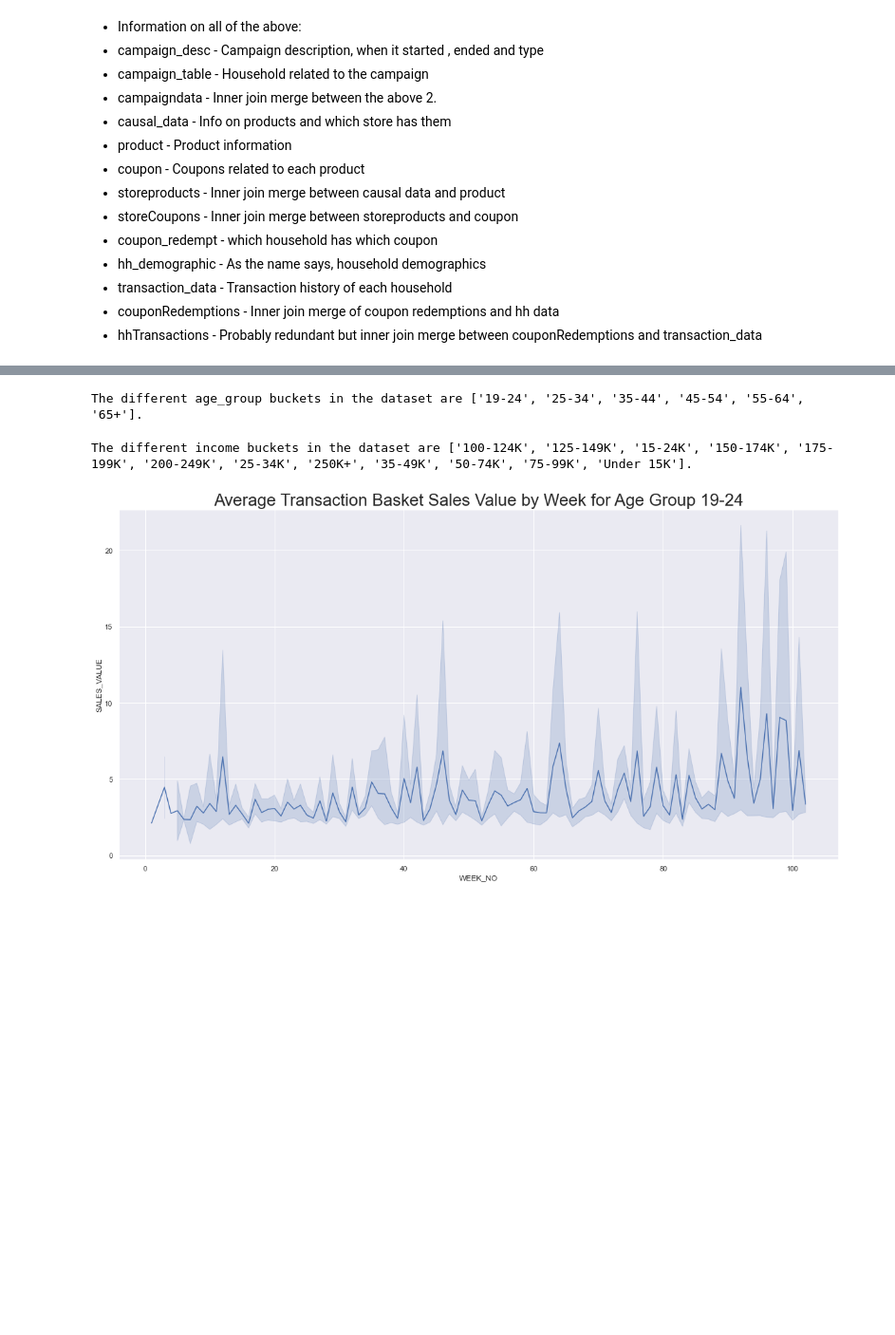
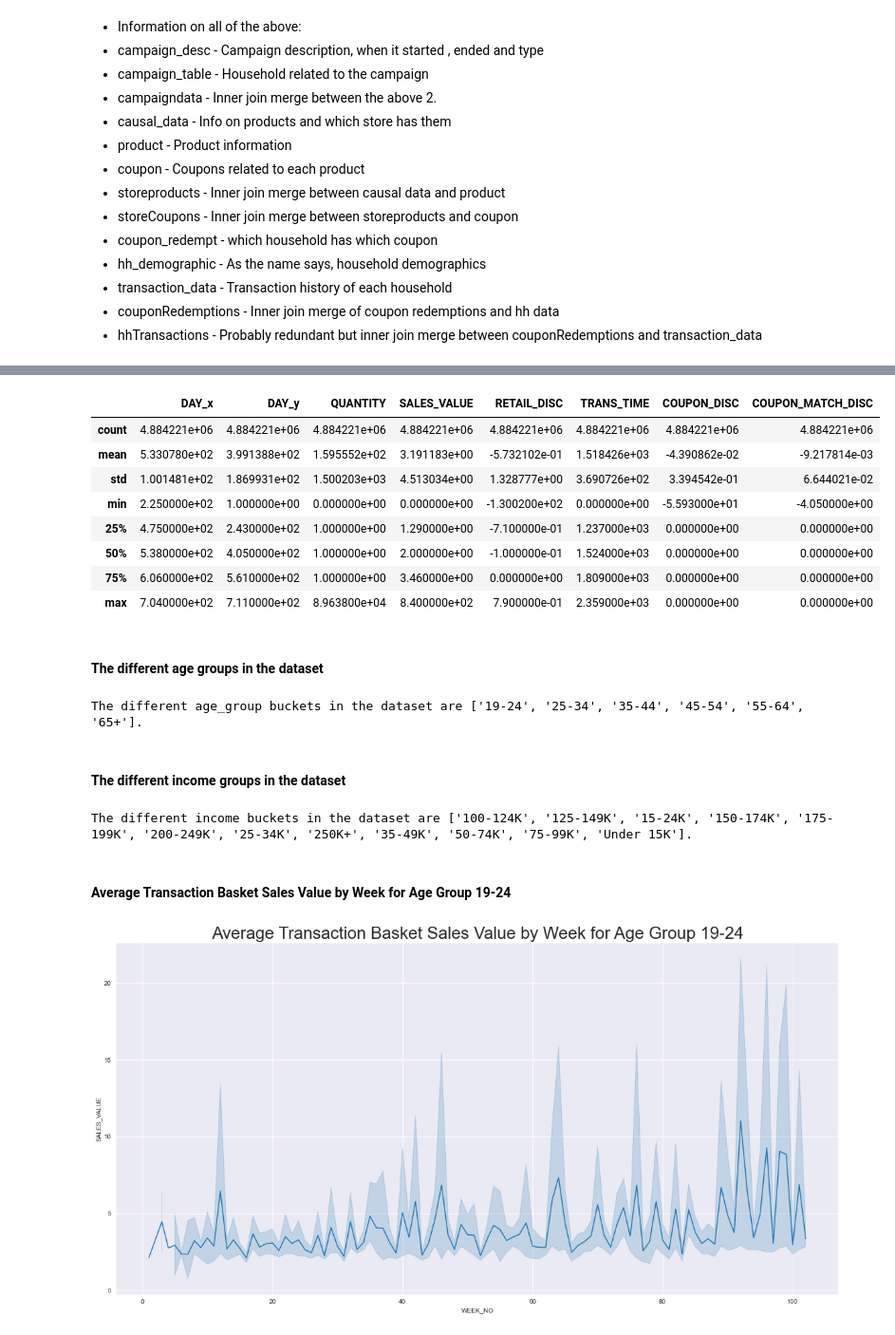
Before and after one commit to vmarklynn/CPSC5310-Project, a Jupyter notebook: Code/EDA_ProjectPart2.ipynb, the cells around one changed output, grey strips where cells are left out. Shown at 95% size. Cells and saved outputs as stored; diff of their text form; code cells hidden in the pictures; blank space fills up the shorter version.

```diff
--- a/Code/EDA_ProjectPart2.ipynb
+++ b/Code/EDA_ProjectPart2.ipynb
@@ -398 +414,15 @@ memory usage: 857.1+ MB
+# %%
+hhTransactions[['DAY_x','AGE_DESC','INCOME_DESC','DAY_y','QUANTITY','SALES_VALUE','RETAIL_DISC','TRANS_TIME','COUPON_DISC','COUPON_MATCH_DISC']].describe()
+# %% [output]
+|  | DAY_x | DAY_y | QUANTITY | SALES_VALUE | RETAIL_DISC | TRANS_TIME | COUPON_DISC | COUPON_MATCH_DISC |
+| count | 4.884221e+06 | 4.884221e+06 | 4.884221e+06 | 4.884221e+06 | 4.884221e+06 | 4.884221e+06 | 4.884221e+06 | 4.884221e+06 |
+| mean | 5.330780e+02 | 3.991388e+02 | 1.595552e+02 | 3.191183e+00 | -5.732102e-01 | 1.518426e+03 | -4.390862e-02 | -9.217814e-03 |
+| std | 1.001481e+02 | 1.869931e+02 | 1.500203e+03 | 4.513034e+00 | 1.328777e+00 | 3.690726e+02 | 3.394542e-01 | 6.644021e-02 |
+| min | 2.250000e+02 | 1.000000e+00 | 0.000000e+00 | 0.000000e+00 | -1.300200e+02 | 0.000000e+00 | -5.593000e+01 | -4.050000e+00 |
+| 25% | 4.750000e+02 | 2.430000e+02 | 1.000000e+00 | 1.290000e+00 | -7.100000e-01 | 1.237000e+03 | 0.000000e+00 | 0.000000e+00 |
+| 50% | 5.380000e+02 | 4.050000e+02 | 1.000000e+00 | 2.000000e+00 | -1.000000e-01 | 1.524000e+03 | 0.000000e+00 | 0.000000e+00 |
+| 75% | 6.060000e+02 | 5.610000e+02 | 1.000000e+00 | 3.460000e+00 | 0.000000e+00 | 1.809000e+03 | 0.000000e+00 | 0.000000e+00 |
+| max | 7.040000e+02 | 7.110000e+02 | 8.963800e+04 | 8.400000e+02 | 7.900000e-01 | 2.359000e+03 | 0.000000e+00 | 0.000000e+00 |
+# %% [markdown]
+#### The different age groups in the dataset
 # %%
@@ -417,6 +447,8 @@ age_55_64 = age_group_spending_dfs[4]
 age_65 = age_group_spending_dfs[5]
 # %% [output]
 The different age_group buckets in the dataset are ['19-24', '25-34', '35-44', '45-54', '55-64', '65+'].
+# %% [markdown]
+#### The different income groups in the dataset
 # %%
 #  Get the unique age_groups in INCOME_DESC
 income_groups = sorted(list(hhTransactions.INCOME_DESC.unique()))
@@ -445,6 +477,8 @@ inc_75_99K = income_group_spending_dfs[10]
 inc_Under_15K = income_group_spending_dfs[11]
 # %% [output]
 The different income buckets in the dataset are ['100-124K', '125-149K', '15-24K', '150-174K', '175-199K', '200-249K', '25-34K', '250K+', '35-49K', '50-74K', '75-99K', 'Under 15K'].
+# %% [markdown]
+#### Average Transaction Basket Sales Value by Week for Age Group 19-24
 # %%
 sns.set_style("darkgrid")
 
```
Also changed, not shown: parts of 11 cells of this notebook, 1 other file.
